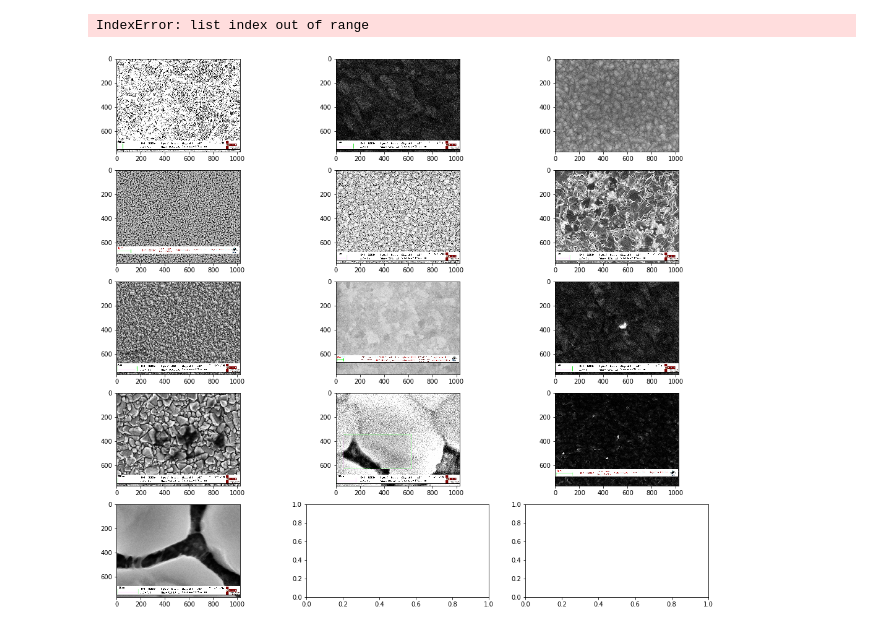
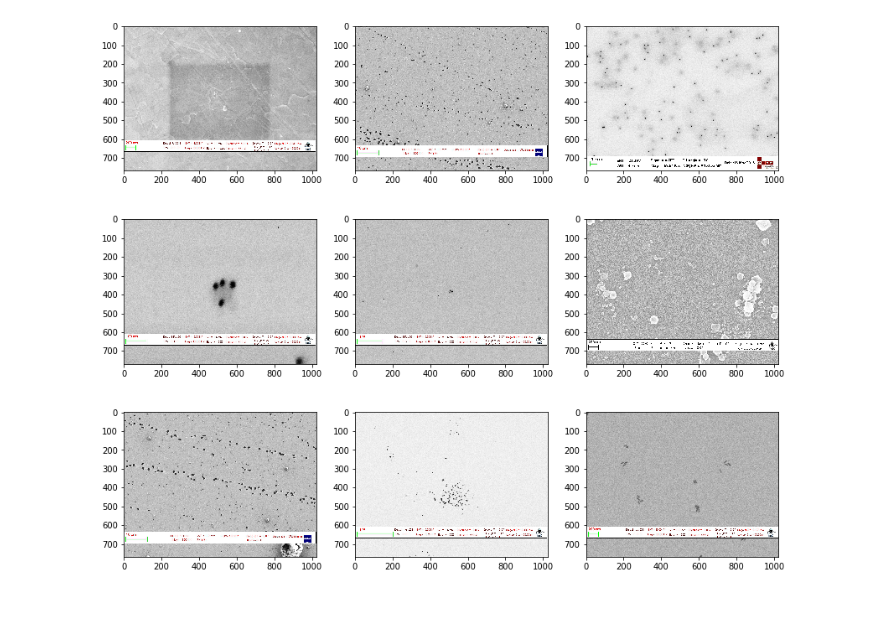
Before and after one commit to lwang94/sem_size_analysis, a Jupyter notebook: EDA.ipynb, the cells around one changed output. Drawn from its saved outputs; the diff is of its cells as text; code cells hidden in the pictures.

```diff
--- a/EDA.ipynb
+++ b/EDA.ipynb
@@ -36,7 +81,8 @@ def plot_random(file_list, nrows, ncolumns):
     for i, axis in enumerate(ax.ravel()):
         axis.imshow(img_list[i])
 # %%
-mypath = r'Films_Coated_Surface'
-file_list = [f'{mypath}\{i}' for i in listdir(mypath) if isfile(join(mypath, i))]
+mypath = r'Particles' #directory name
+file_list = [f'{mypath}\{i}' for i in listdir(mypath) if isfile(join(mypath, i))] #extracts all files from directory into a list
+
 print (f'num files = {len(file_list)}')
 # %% [output]
@@ -71,7 +124,0 @@ average std from histogram = 32.368799055449664
-# %%
-outlier_files = []
-for i, std in enumerate(std_array):
-    if np.abs(std - std_array.mean()) > (2 * std_array.std()):
-        print (f'index = {i}, std = {std}')
-        outlier_files.append(file_list[i])
-print (f'\nnum outliers = {len(outlier_files)}')
@@ -93,0 +125,11 @@ num outliers = 13
+# %%
+#Find outliers in the mean
+#If the difference between the mean of an image (mean_i) and the average mean of all images (mean_array.mean())
+#is greater than a specified threshold, then the image is considered an outlier. The specified threshold in this case
+#is twice the standard deviation of the mean_array (mean_array.std())
+mean_outliers = []
+for i, mean_i in enumerate(mean_array):
+    if np.abs(mean_i - mean_array.mean()) > (2 * mean_array.std()):
+        print (f'index = {i}, mean = {mean_i}')
+        mean_outliers.append(file_list[i])
+print (f'\nnum outliers = {len(mean_outliers)}')
@@ -94,11 +154,12 @@ num outliers = 13
 # %%
-if len(outlier_files) < 18:
-    fig, ax = plt.subplots(int(np.ceil(len(outlier_files) / 3)), 3, figsize = (18, 16))
+#Show the outliers in a grid of subplots. If the number of outliers is greater than 18,
+#only show a random sample of the images
+if len(mean_outliers) < 18:
+    fig, ax = plt.subplots(int(np.ceil(len(mean_outliers) / 3)), 3, figsize = (18, 16)) #create a grid with 3 columns and up to 6 rows
     for i, axis in enumerate(ax.ravel()):
-        image = mpimg.imread(outlier_files[i])
+        image = mpimg.imread(mean_outliers[i])
         axis.imshow(image)
 else:
-    plot_random(outlier_files, 3, 3)
+    plot_random(mean_outliers, 3, 3)
 # %% [output]
-IndexError: list index out of range
-[figure, old version]
+[figure, new version]
```
Also changed, not shown: parts of 14 cells of this notebook.
